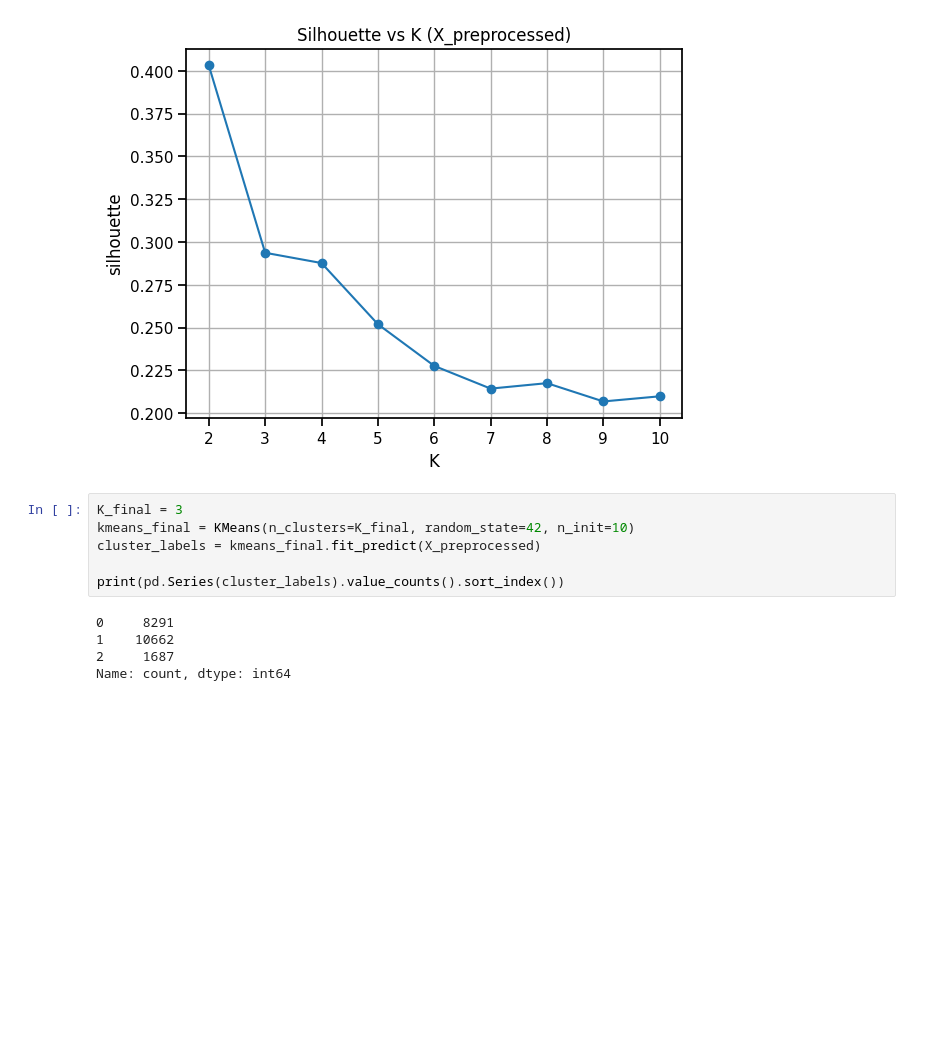
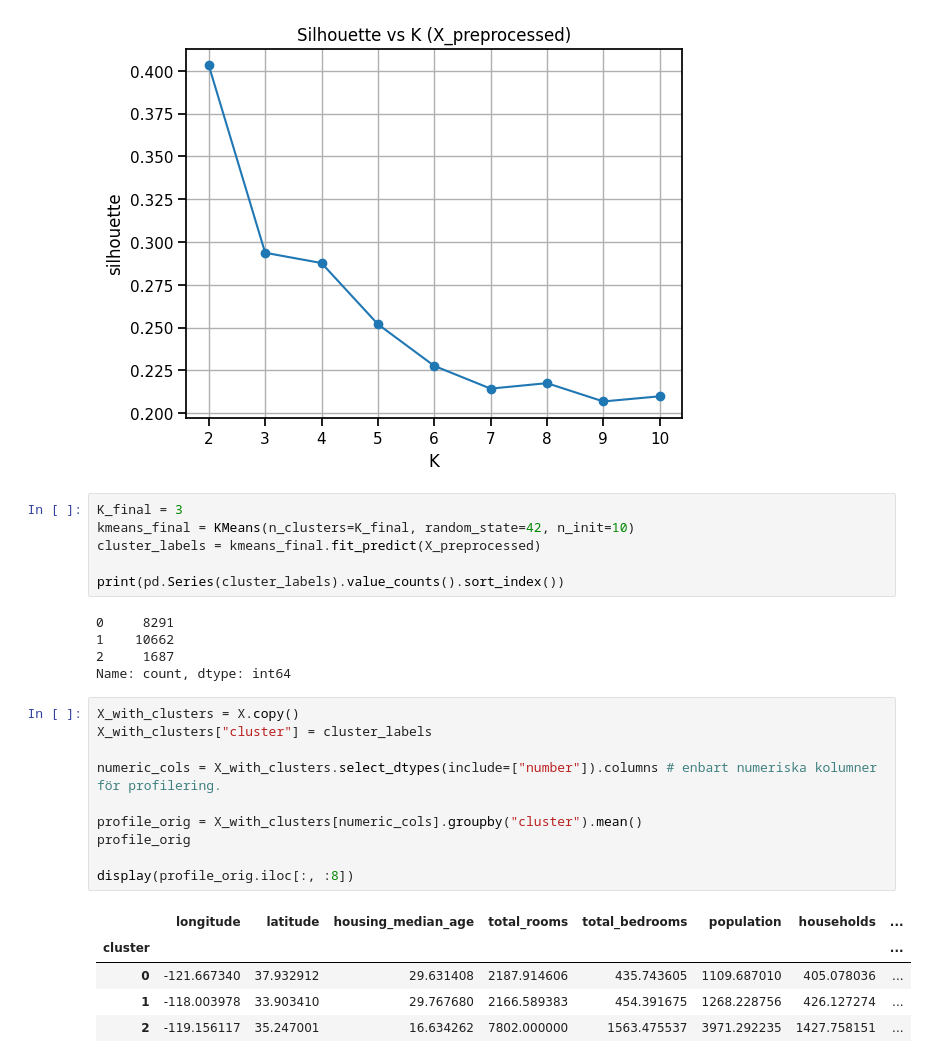
Before and after one commit to emanuelssonlinnea-rgb/ML_Individuell_Uppgift, a Jupyter notebook: ML_Uppgift1_Linnea.Emanuelsson.ipynb, the cells around one changed output. Saved outputs shown, nothing was run; the diff lists cells and outputs as text; blank space fills up the shorter version.

```diff
--- a/ML_Uppgift1_Linnea.Emanuelsson.ipynb
+++ b/ML_Uppgift1_Linnea.Emanuelsson.ipynb
@@ -790,3 +790,19 @@ print(pd.Series(cluster_labels).value_counts().sort_index())
 1    10662
 2     1687
 Name: count, dtype: int64
+# %%
+X_with_clusters = X.copy()
+X_with_clusters["cluster"] = cluster_labels
+
+numeric_cols = X_with_clusters.select_dtypes(include=["number"]).columns # enbart numeriska kolumner för profilering.
+
+profile_orig = X_with_clusters[numeric_cols].groupby("cluster").mean()
+profile_orig
+
+display(profile_orig.iloc[:, :8])
+# %% [output]
+|  | longitude | latitude | housing_median_age | total_rooms | total_bedrooms | population | households | ... |
+| cluster |  |  |  |  |  |  |  | ... |
+| 0 | -121.667340 | 37.932912 | 29.631408 | 2187.914606 | 435.743605 | 1109.687010 | 405.078036 | ... |
+| 1 | -118.003978 | 33.903410 | 29.767680 | 2166.589383 | 454.391675 | 1268.228756 | 426.127274 | ... |
+| 2 | -119.156117 | 35.247001 | 16.634262 | 7802.000000 | 1563.475537 | 3971.292235 | 1427.758151 | ... |
```
Also changed, not shown: parts of 1 cell of this notebook.
